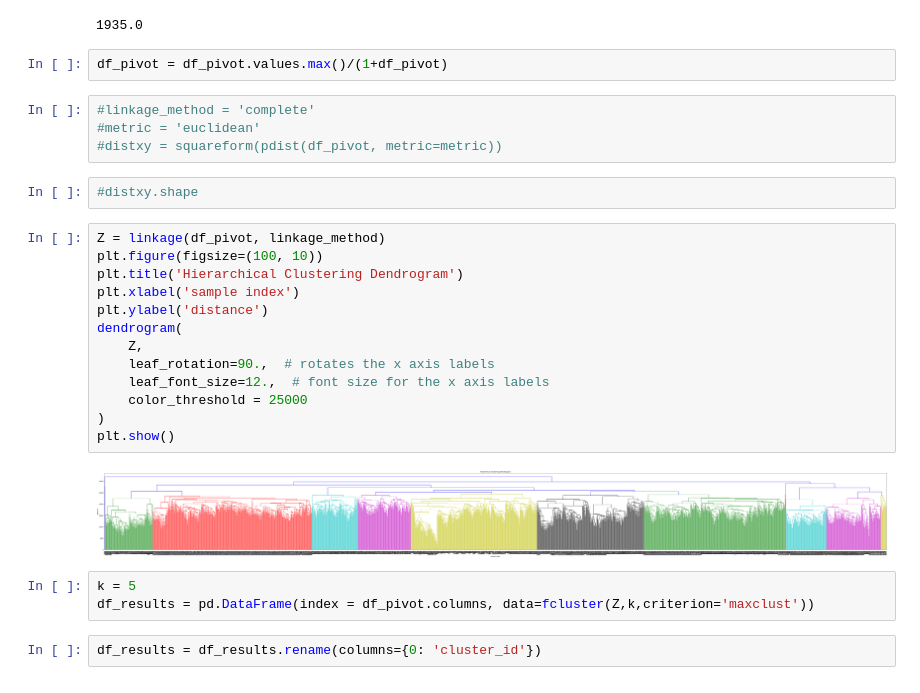
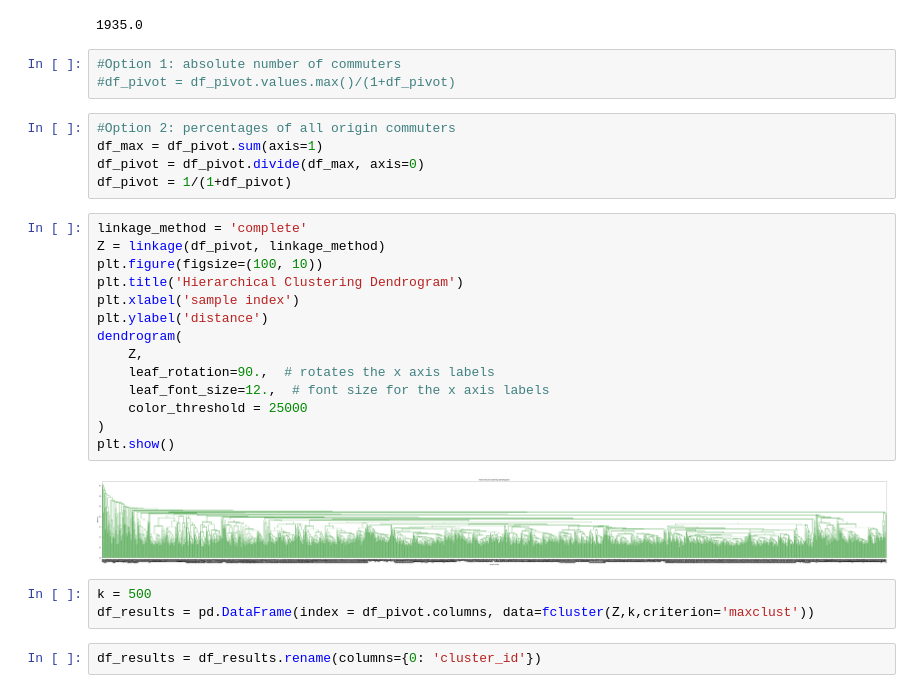
Before and after one commit to joannabate/commute, a Jupyter notebook: EDA.ipynb, the cells around one changed output. Drawn from its saved outputs; the diff is of its cells as text.

```diff
--- a/EDA.ipynb
+++ b/EDA.ipynb
@@ -146,30 +125,31 @@ df_pivot.values.max()
 # %% [output]
 1935.0
 # %%
-df_pivot = df_pivot.values.max()/(1+df_pivot)
+#Option 1: absolute number of commuters
+#df_pivot = df_pivot.values.max()/(1+df_pivot)
-# %%
-#linkage_method = 'complete'
-#metric = 'euclidean'
-#distxy = squareform(pdist(df_pivot, metric=metric))
-# %%
-#distxy.shape
+# %%
+#Option 2: percentages of all origin commuters
+df_max = df_pivot.sum(axis=1)
+df_pivot = df_pivot.divide(df_max, axis=0)
+df_pivot = 1/(1+df_pivot)
 # %%
+linkage_method = 'complete'
 Z = linkage(df_pivot, linkage_method)
 plt.figure(figsize=(100, 10))
 plt.title('Hierarchical Clustering Dendrogram')
 plt.xlabel('sample index')
 plt.ylabel('distance')
 dendrogram(
     Z,
     leaf_rotation=90.,  # rotates the x axis labels
     leaf_font_size=12.,  # font size for the x axis labels
     color_threshold = 25000
 )
 plt.show()
 # %% [output]
-[figure, old version]
+[figure, new version]
 # %%
-k = 5
+k = 500
 df_results = pd.DataFrame(index = df_pivot.columns, data=fcluster(Z,k,criterion='maxclust'))
 # %%
 df_results = df_results.rename(columns={0: 'cluster_id'})
```
Also changed, not shown: parts of 5 cells of this notebook, 1 other file.
